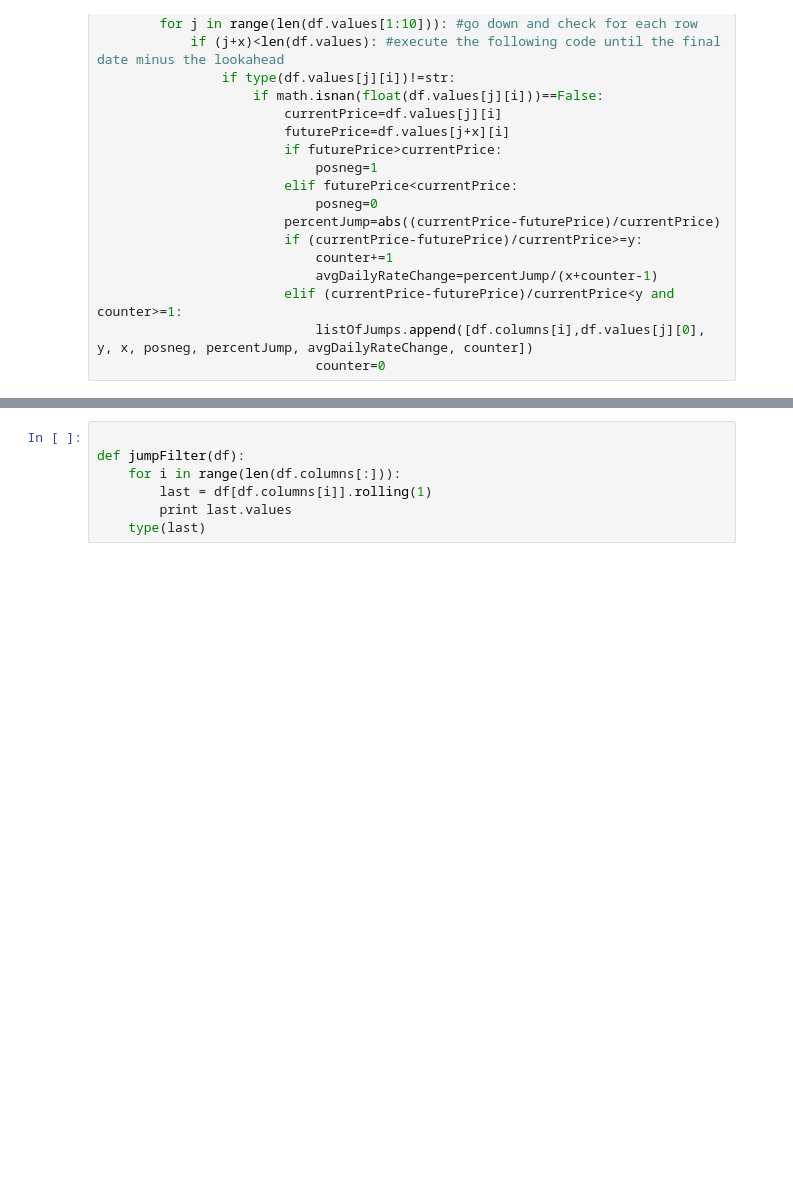
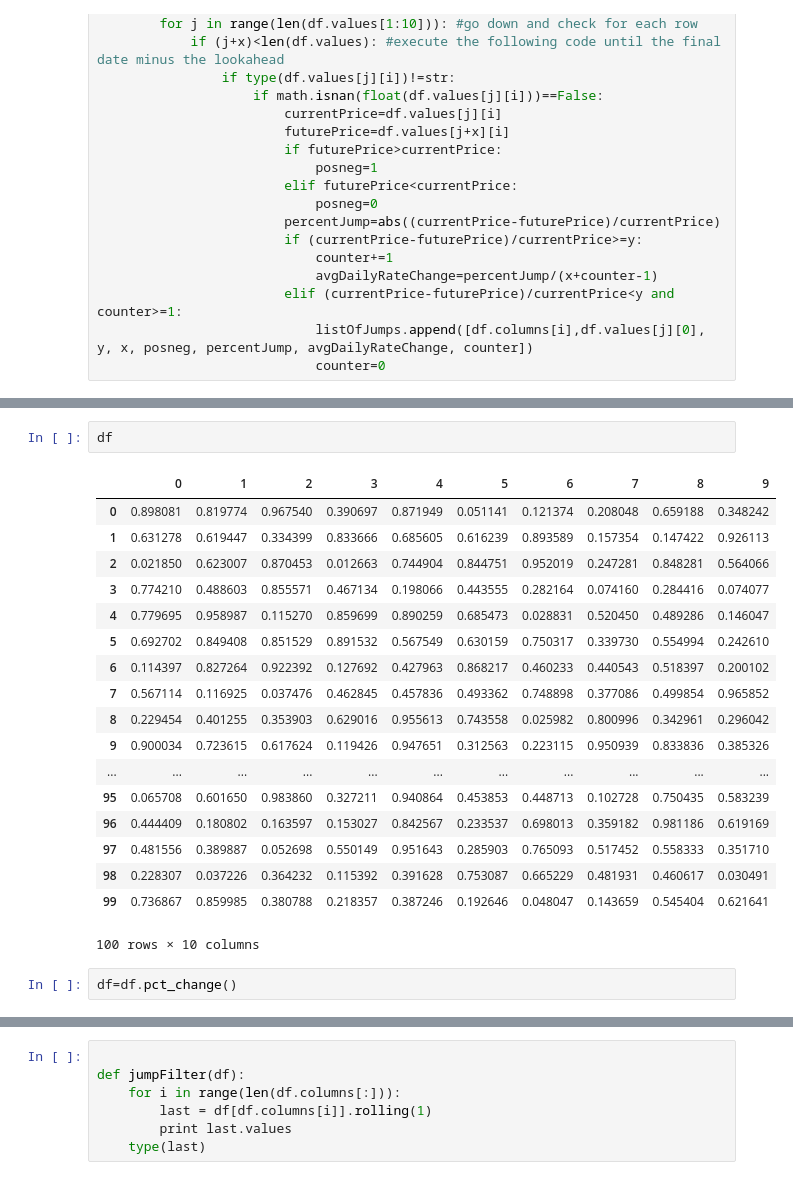
Before and after one commit to robertgrote/News-Asymmetry-Study, a Jupyter notebook: 'Jump' Program Practice Notebook.ipynb, the cells around one changed output, grey strips where cells are left out. Drawn from its saved outputs; the diff is of its cells as text; blank space fills up the shorter version.

```diff
--- a/'Jump' Program Practice Notebook.ipynb
+++ b/'Jump' Program Practice Notebook.ipynb
@@ -79,3 +138,26 @@ df.values[5][1]
+# %%
+df
+# %% [output]
+|  | 0 | 1 | 2 | 3 | 4 | 5 | 6 | 7 | 8 | 9 |
+| 0 | 0.898081 | 0.819774 | 0.967540 | 0.390697 | 0.871949 | 0.051141 | 0.121374 | 0.208048 | 0.659188 | 0.348242 |
+| 1 | 0.631278 | 0.619447 | 0.334399 | 0.833666 | 0.685605 | 0.616239 | 0.893589 | 0.157354 | 0.147422 | 0.926113 |
+| 2 | 0.021850 | 0.623007 | 0.870453 | 0.012663 | 0.744904 | 0.844751 | 0.952019 | 0.247281 | 0.848281 | 0.564066 |
+| 3 | 0.774210 | 0.488603 | 0.855571 | 0.467134 | 0.198066 | 0.443555 | 0.282164 | 0.074160 | 0.284416 | 0.074077 |
+| 4 | 0.779695 | 0.958987 | 0.115270 | 0.859699 | 0.890259 | 0.685473 | 0.028831 | 0.520450 | 0.489286 | 0.146047 |
+| 5 | 0.692702 | 0.849408 | 0.851529 | 0.891532 | 0.567549 | 0.630159 | 0.750317 | 0.339730 | 0.554994 | 0.242610 |
+| 6 | 0.114397 | 0.827264 | 0.922392 | 0.127692 | 0.427963 | 0.868217 | 0.460233 | 0.440543 | 0.518397 | 0.200102 |
+| 7 | 0.567114 | 0.116925 | 0.037476 | 0.462845 | 0.457836 | 0.493362 | 0.748898 | 0.377086 | 0.499854 | 0.965852 |
+| 8 | 0.229454 | 0.401255 | 0.353903 | 0.629016 | 0.955613 | 0.743558 | 0.025982 | 0.800996 | 0.342961 | 0.296042 |
+| 9 | 0.900034 | 0.723615 | 0.617624 | 0.119426 | 0.947651 | 0.312563 | 0.223115 | 0.950939 | 0.833836 | 0.385326 |
+| ... | ... | ... | ... | ... | ... | ... | ... | ... | ... | ... |
+| 95 | 0.065708 | 0.601650 | 0.983860 | 0.327211 | 0.940864 | 0.453853 | 0.448713 | 0.102728 | 0.750435 | 0.583239 |
+| 96 | 0.444409 | 0.180802 | 0.163597 | 0.153027 | 0.842567 | 0.233537 | 0.698013 | 0.359182 | 0.981186 | 0.619169 |
+| 97 | 0.481556 | 0.389887 | 0.052698 | 0.550149 | 0.951643 | 0.285903 | 0.765093 | 0.517452 | 0.558333 | 0.351710 |
+| 98 | 0.228307 | 0.037226 | 0.364232 | 0.115392 | 0.391628 | 0.753087 | 0.665229 | 0.481931 | 0.460617 | 0.030491 |
+| 99 | 0.736867 | 0.859985 | 0.380788 | 0.218357 | 0.387246 | 0.192646 | 0.048047 | 0.143659 | 0.545404 | 0.621641 |
+100 rows × 10 columns
+# %%
+df=df.pct_change()
 # %%
 def jumpFilter(df, y=.1,x=1):
     lastPrice=1000 #something really high so that we do not have to call the first thing a jump
```
Also changed, not shown: parts of 17 cells of this notebook, 2 other files.
